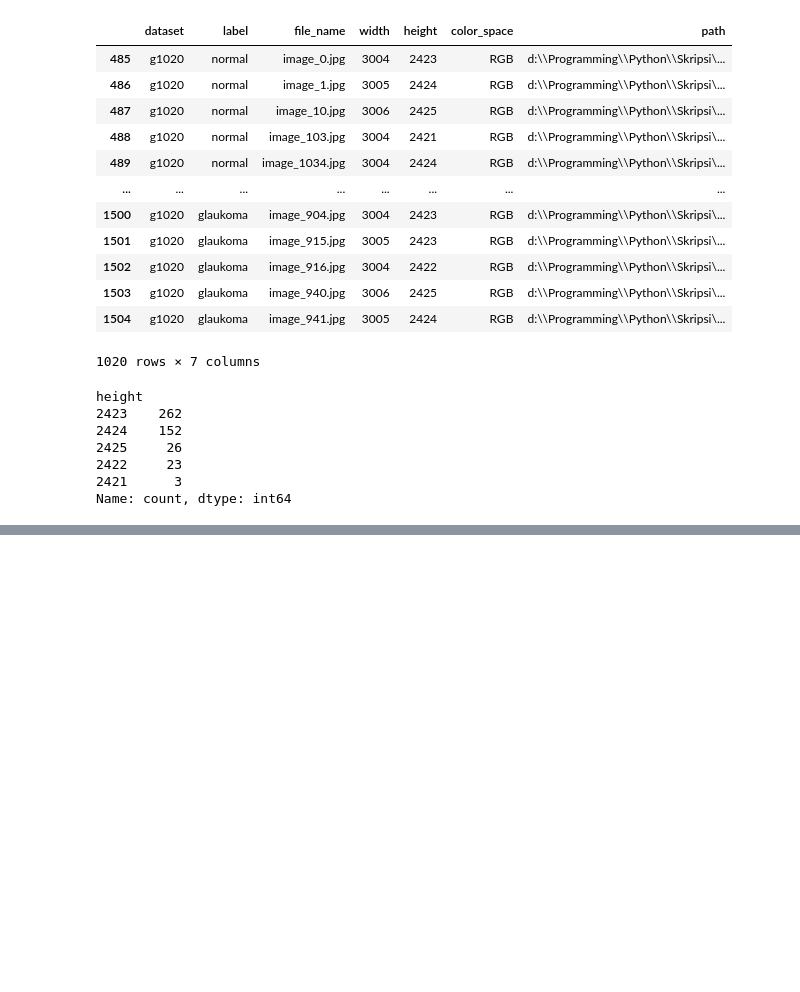
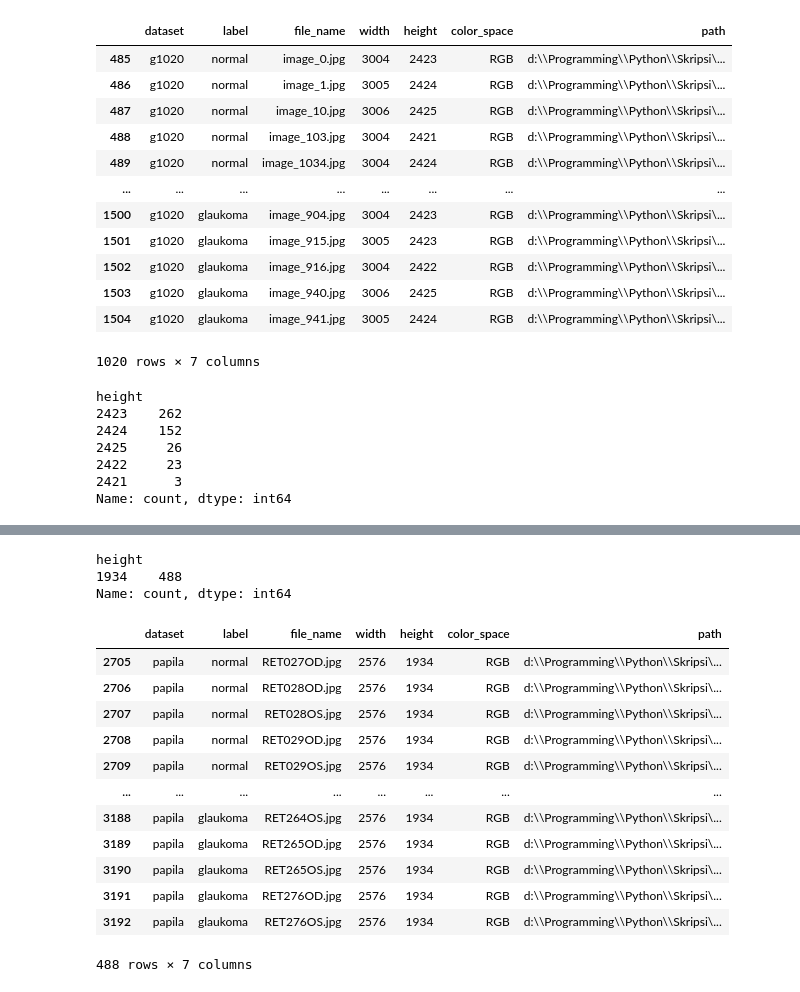
Before and after one commit to Bugi-Sulistiyo/Comparing-EfficientNet-and-MobileNet-on-Glaucoma-Detection, a Jupyter notebook: main/scripts/a. preparation/analyze_image_file.ipynb, the cells around one changed output, grey strips where cells are left out. Cells and saved outputs as stored; diff of their text form; code cells hidden in the pictures; blank space fills up the shorter version.

```diff
--- a/main/scripts/a. preparation/analyze_image_file.ipynb
+++ b/main/scripts/a. preparation/analyze_image_file.ipynb
@@ -133,0 +145,23 @@ Name: count, dtype: int64
+# %%
+metadata_papila.loc[metadata_papila.width == papila_stat['median'], 'height'].value_counts()
+# %% [output]
+height
+1934    488
+Name: count, dtype: int64
+# %%
+metadata_papila.loc[metadata_papila.width == papila_stat['median']]
+### the picture size will be resized to 2576x1934
+# %% [output]
+|  | dataset | label | file_name | width | height | color_space | path |
+| 2705 | papila | normal | RET027OD.jpg | 2576 | 1934 | RGB | d:\\Programming\\Python\\Skripsi\... |
+| 2706 | papila | normal | RET028OD.jpg | 2576 | 1934 | RGB | d:\\Programming\\Python\\Skripsi\... |
+| 2707 | papila | normal | RET028OS.jpg | 2576 | 1934 | RGB | d:\\Programming\\Python\\Skripsi\... |
+| 2708 | papila | normal | RET029OD.jpg | 2576 | 1934 | RGB | d:\\Programming\\Python\\Skripsi\... |
+| 2709 | papila | normal | RET029OS.jpg | 2576 | 1934 | RGB | d:\\Programming\\Python\\Skripsi\... |
+| ... | ... | ... | ... | ... | ... | ... | ... |
+| 3188 | papila | glaukoma | RET264OS.jpg | 2576 | 1934 | RGB | d:\\Programming\\Python\\Skripsi\... |
+| 3189 | papila | glaukoma | RET265OD.jpg | 2576 | 1934 | RGB | d:\\Programming\\Python\\Skripsi\... |
+| 3190 | papila | glaukoma | RET265OS.jpg | 2576 | 1934 | RGB | d:\\Programming\\Python\\Skripsi\... |
+| 3191 | papila | glaukoma | RET276OD.jpg | 2576 | 1934 | RGB | d:\\Programming\\Python\\Skripsi\... |
+| 3192 | papila | glaukoma | RET276OS.jpg | 2576 | 1934 | RGB | d:\\Programming\\Python\\Skripsi\... |
+488 rows × 7 columns
```
Also changed, not shown: parts of 10 cells of this notebook.
